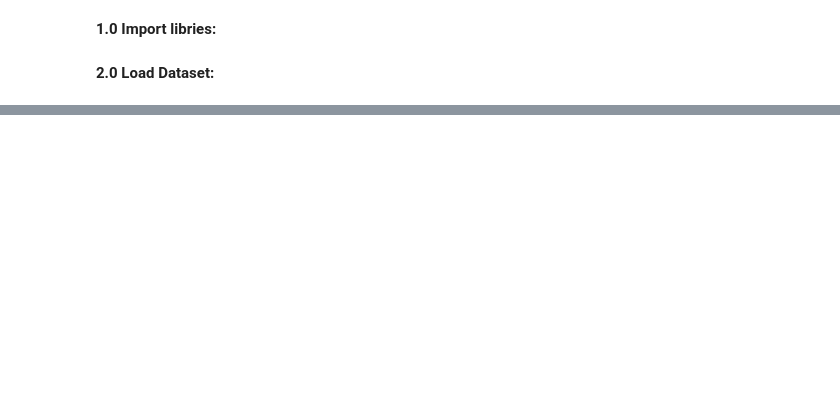
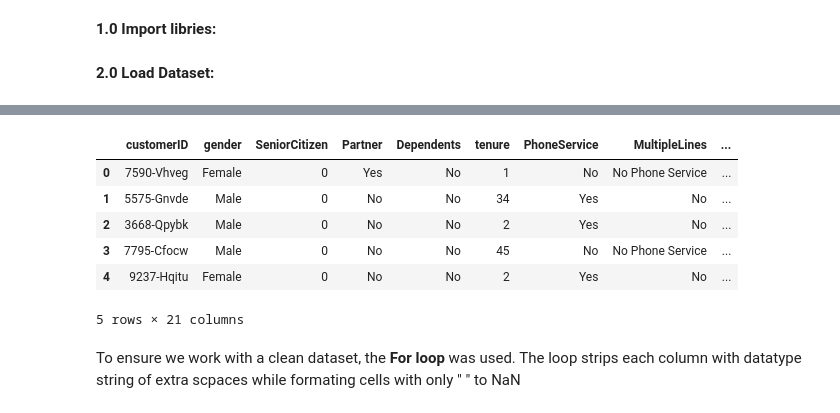
Before and after one commit to kosisochukwunwatu-lab/Customer_Churn_Prediction, a Jupyter notebook: Customer_Churn_Prediction.ipynb, the cells around one changed output, grey strips where cells are left out. Saved outputs shown, nothing was run; the diff lists cells and outputs as text; code cells hidden in the pictures; blank space fills up the shorter version.

Commit message:
Customer_Churn_Model

```diff
--- a/Customer_Churn_Prediction.ipynb
+++ b/Customer_Churn_Prediction.ipynb
@@ -41,0 +75,5 @@ Firat few rows of the dataset
+# %%
+# Convert data type
+df['TotalCharges'] = pd.to_numeric(
+    df['TotalCharges'], errors='coerce'
+)
@@ -41,0 +115,30 @@ Firat few rows of the dataset
+# %%
+# Fix columns with object data type
+data = {}
+
+for col in df.columns:
+    if df[col].dtype == 'object':
+        data[col] = (
+            df[col]
+            .str.strip()
+            .str.replace(r'\s+', " ", regex=True)
+            .str.title()
+            .replace(" ", np.nan)
+        )
+    else:
+        data[col] = df[col]
+
+df = pd.DataFrame(data)
+
+# Display first few rows to confirm changes
+df.head()
+# %% [output]
+|  | customerID | gender | SeniorCitizen | Partner | Dependents | tenure | PhoneService | MultipleLines | ... |
+| 0 | 7590-Vhveg | Female | 0 | Yes | No | 1 | No | No Phone Service | ... |
+| 1 | 5575-Gnvde | Male | 0 | No | No | 34 | Yes | No | ... |
+| 2 | 3668-Qpybk | Male | 0 | No | No | 2 | Yes | No | ... |
+| 3 | 7795-Cfocw | Male | 0 | No | No | 45 | No | No Phone Service | ... |
+| 4 | 9237-Hqitu | Female | 0 | No | No | 2 | Yes | No | ... |
+5 rows × 21 columns
+# %% [markdown]
+To ensure we work with a clean dataset, the **For loop** was used. The loop strips each column with datatype string of extra scpaces while formating cells with only " " to NaN
```
Also changed, not shown: parts of 26 cells of this notebook, 2 other files.
